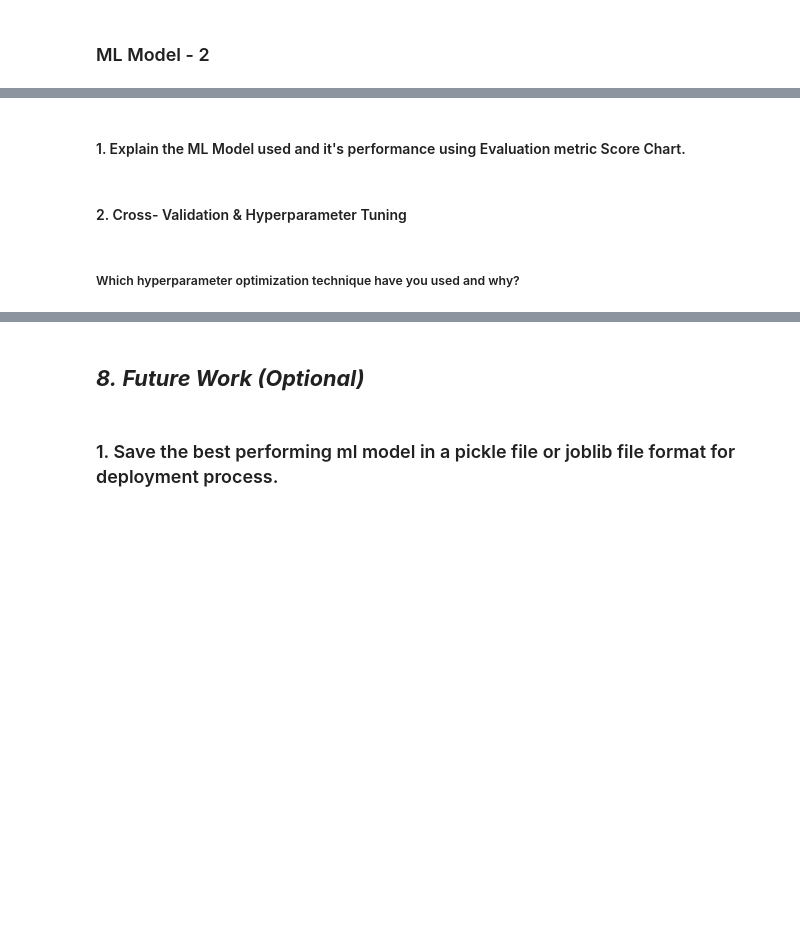
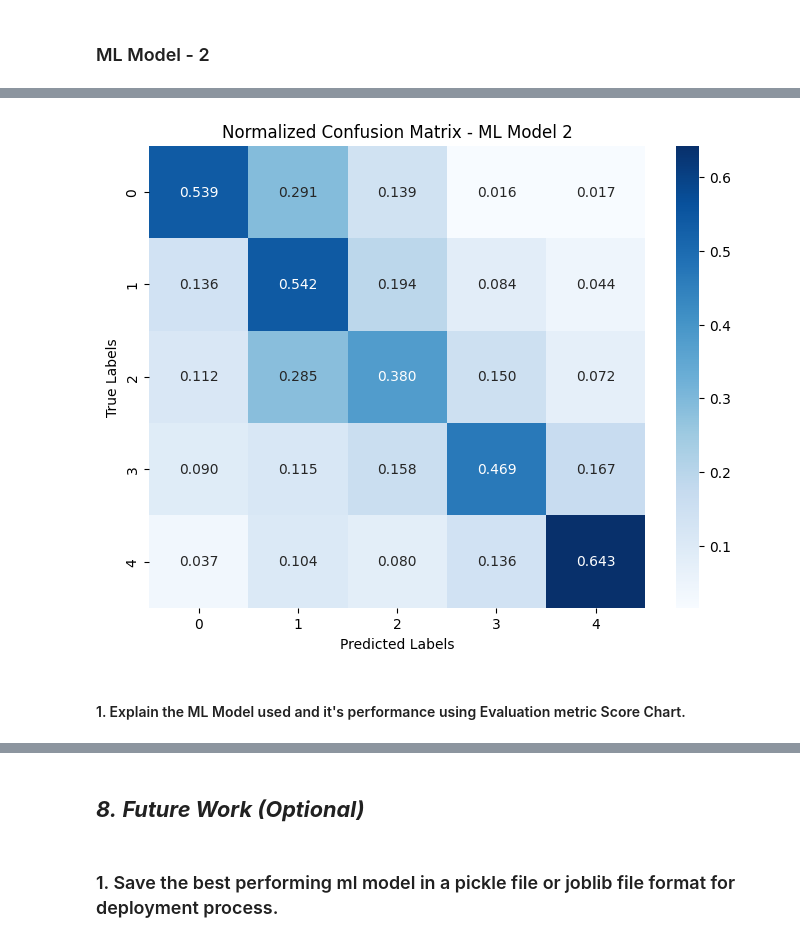
Before and after one commit to Pujakumari1202/Retail-Analytics, a Jupyter notebook: Sample_ML_Submission_Template (1).ipynb, the cells around one changed output, grey strips where cells are left out. Saved outputs shown, nothing was run; the diff lists cells and outputs as text; code cells hidden in the pictures; blank space fills up the shorter version.

```diff
--- a/Sample_ML_Submission_Template (1).ipynb
+++ b/Sample_ML_Submission_Template (1).ipynb
@@ -2313,2 +2684,77 @@ Answer Here.
 # %% [markdown]
 ### ML Model - 2
+# %%
+import pandas as pd
+import numpy as np
+from sklearn.model_selection import train_test_split
+from sklearn.preprocessing import StandardScaler
+from sklearn.ensemble import RandomForestClassifier
+from sklearn.metrics import accuracy_score, classification_report, confusion_matrix
+import matplotlib.pyplot as plt
+import seaborn as sns
+
+# -----------------------------
+# Prepare dataset
+# -----------------------------
+data = final_df.copy()
+
+# Create classification target
+data['Sales_Bin'] = pd.qcut(data['Weekly_Sales'], q=5, labels=False)
+
+X = data.drop(columns=['Weekly_Sales', 'Sales_Bin'])
+y = data['Sales_Bin']
+
+# Convert Date to numeric if exists
+if 'Date' in X.columns:
+    X['Date'] = pd.to_datetime(X['Date'])
+    X['Year'] = X['Date'].dt.year
+    X['Month'] = X['Date'].dt.month
+    X['Day'] = X['Date'].dt.day
+    X['Weekday'] = X['Date'].dt.weekday
+    X.drop(columns=['Date'], inplace=True)
+
+# Encode categorical columns
+for col in X.select_dtypes(include='object').columns:
+    X[col] = pd.factorize(X[col])[0]
+
+# Split dataset
+X_train, X_test, y_train, y_test = train_test_split(
+    X, y, test_size=0.2, random_state=42, stratify=y
+)
+
+# Scale features
+scaler = StandardScaler()
+X_train = scaler.fit_transform(X_train)
+X_test = scaler.transform(X_test)
+
+# -----------------------------
+# Train Random Forest (ML Model 2)
+# -----------------------------
+rf = RandomForestClassifier(n_estimators=100, max_depth=10, random_state=42)
+rf.fit(X_train, y_train)
+
+# Predict
+y_pred = rf.predict(X_test)
+
+# -----------------------------
+# Evaluate & Visualize
+# -----------------------------
+accuracy = accuracy_score(y_test, y_pred)
+print(f"Accuracy: {accuracy:.4f}\n")
+print("Classification Report:")
+print(classification_report(y_test, y_pred))
+
+cm = confusion_matrix(y_test, y_pred)
+cm_norm = cm.astype('float') / cm.sum(axis=1)[:, np.newaxis]
+
+cm_df = pd.DataFrame(cm_norm,
+                     index=[str(i) for i in range(cm.shape[0])],
+                     columns=[str(i) for i in range(cm.shape[1])])
+
+plt.figure(figsize=(8,6))
+sns.heatmap(cm_df, annot=True, fmt=".3f", cmap="Blues")
+plt.xlabel("Predicted Labels")
+plt.ylabel("True Labels")
+plt.title("Normalized Confusion Matrix - ML Model 2")
+plt.show()
+# %% [output]
@@ -2315,2 +2775,3 @@ Answer Here.
+[figure, added]
 # %% [markdown]
 #### 1. Explain the ML Model used and it's performance using Evaluation metric Score Chart.
@@ -2319,2 +2777,0 @@ Answer Here.
-# %% [markdown]
-#### 2. Cross- Validation & Hyperparameter Tuning
@@ -2327,2 +2777,0 @@ Answer Here.
-# %% [markdown]
-##### Which hyperparameter optimization technique have you used and why?
```
Also changed, not shown: parts of 62 cells of this notebook.
